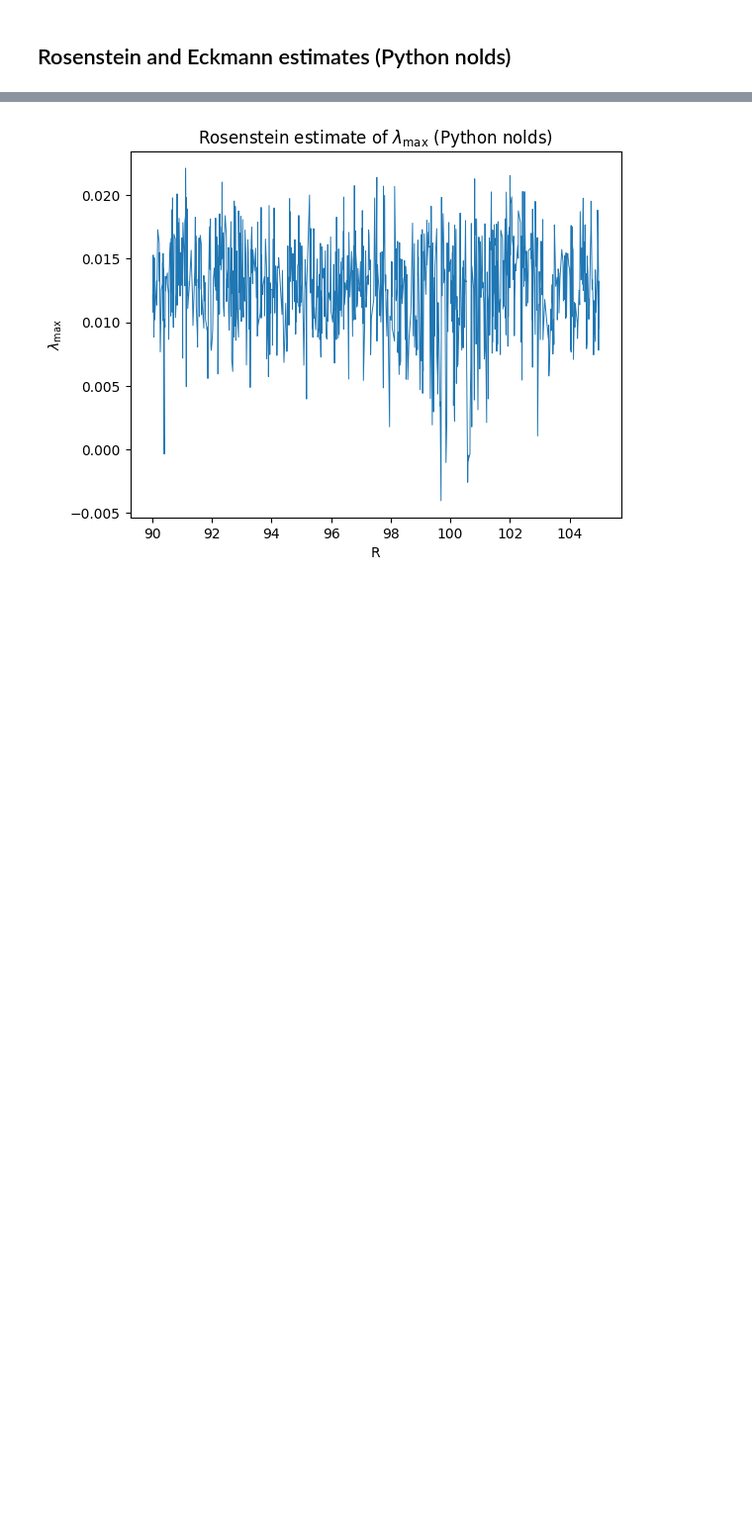
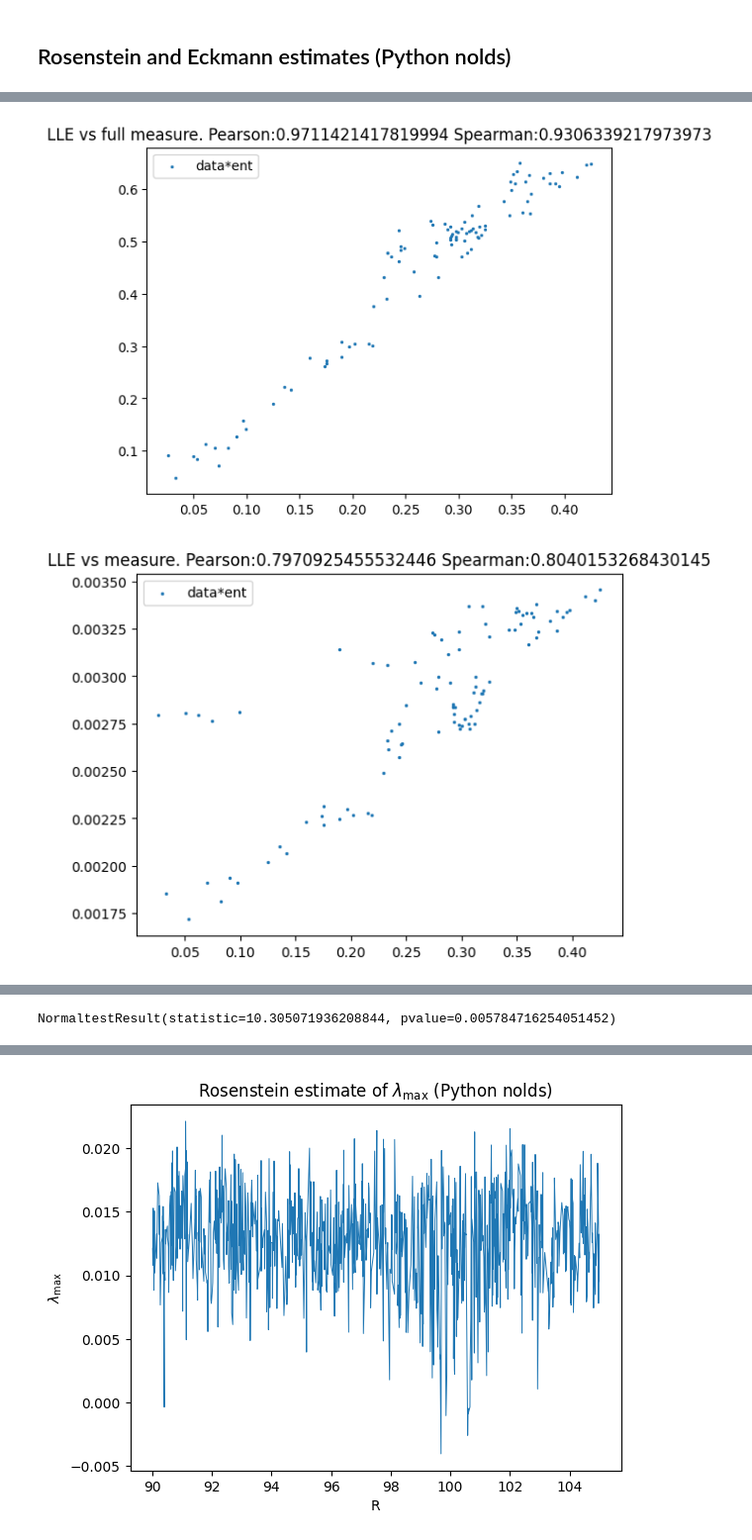
Before and after one commit to colinstephen/topological_divergences, a Jupyter notebook: chapter_figures.ipynb, the cells around one changed output, grey strips where cells are left out. Shown at 99% size. Drawn from its saved outputs; the diff is of its cells as text; code cells hidden in the pictures; blank space fills up the shorter version.

Commit message:
factor in ts value predictability and tree edge counts

```diff
--- a/chapter_figures.ipynb
+++ b/chapter_figures.ipynb
@@ -380,0 +405,4 @@ KeyboardInterrupt:
+# %%
+data = np.array(results)
+# %%
+data = data[data[:,0].argsort()]
@@ -380,0 +437,6 @@ KeyboardInterrupt:
+# %%
+henon_freqs = np.array([stats.relfreq(ts, numbins=50).frequency for ts in henon_trajectories[::5]])
+henon_entropies = np.array([stats.entropy(freqs) for freqs in henon_freqs])
+# %%
+ts_ranges = np.array([(np.max(ts)-np.min(ts)) for ts in henon_trajectories[::5]])
+tree_lengths = np.array([tsmt.sublevel_tree_nx.number_of_edges() for tsmt in henon_tsmts[::5]])
@@ -380,0 +467,60 @@ KeyboardInterrupt:
+# %%
+idx = henon_lces.flatten()[::5] > 0
+henon_lces = henon_lces.flatten()
+
+pearsonr = stats.pearsonr(henon_lces[::5][idx], 4**henon_entropies[idx]*4**data[:,1][idx]/tree_lengths[idx])
+spearmanr = stats.spearmanr(henon_lces[::5][idx], 4**henon_entropies[idx]*4**data[:,1][idx]/tree_lengths[idx])
+# print(idx)
+# plt.scatter(henon_lces[::5][idx], 4**data[:,1][idx], s=2, label="data")
+plt.scatter(henon_lces[::5][idx], 4**henon_entropies[idx]*4**data[:,1][idx]/tree_lengths[idx], s=2, label="data*ent")
+# plt.scatter(henon_lces[::5][idx], 4**henon_entropies[idx], s=2, label="ent")
+plt.legend()
+plt.title(f"LLE vs full measure. Pearson:{pearsonr[0]} Spearman:{spearmanr[0]}")
+plt.show()
+
+pearsonr4 = stats.pearsonr(henon_lces[::5][idx], 4**data[:,1][idx]/tree_lengths[idx])
+spearmanr4 = stats.spearmanr(henon_lces[::5][idx], 4**data[:,1][idx]/tree_lengths[idx])
+# print(idx)
+# plt.scatter(henon_lces[::5][idx], 4**data[:,1][idx], s=2, label="data")
+plt.scatter(henon_lces[::5][idx], 4**data[:,1][idx]/tree_lengths[idx], s=2, label="data*ent")
+# plt.scatter(henon_lces[::5][idx], 4**henon_entropies[idx], s=2, label="ent")
+plt.legend()
+plt.title(f"LLE vs measure. Pearson:{pearsonr4[0]} Spearman:{spearmanr4[0]}")
+plt.show()
+
+pearsonr2 = stats.pearsonr(4**henon_entropies[idx], 4**data[:,1][idx]/tree_lengths[idx])
+spearmanr2 = stats.spearmanr(4**henon_entropies[idx], 4**data[:,1][idx]/tree_lengths[idx])
+# print(idx)
+# plt.scatter(henon_lces[::5][idx], 4**data[:,1][idx], s=2, label="data")
+plt.scatter(4**henon_entropies[idx], 4**data[:,1][idx]/tree_lengths[idx], s=2, label="data*ent")
+# plt.scatter(henon_lces[::5][idx], 4**henon_entropies[idx], s=2, label="ent")
+plt.legend()
+plt.title(f"Entropy vs measure. Pearson:{pearsonr2[0]} Spearman:{spearmanr2[0]}")
+plt.show()
+
+pearsonr3 = stats.pearsonr(henon_lces[::5][idx], 4**henon_entropies[idx])
+spearmanr3 = stats.spearmanr(henon_lces[::5][idx], 4**henon_entropies[idx])
+# print(idx)
+# plt.scatter(henon_lces[::5][idx], 4**data[:,1][idx], s=2, label="data")
+plt.scatter(henon_lces[::5][idx], 4**henon_entropies[idx], s=2, label="data*ent")
+# plt.scatter(henon_lces[::5][idx], 4**henon_entropies[idx], s=2, label="ent")
+plt.legend()
+plt.title(f"LLE vs entropy. Pearson:{pearsonr3[0]} Spearman:{spearmanr3[0]}")
+plt.show()
+
+
+plt.plot(data[idx,0], data[idx,1]**2, lw=0.7, label="data")
+plt.plot(data[idx,0], henon_entropies[idx], lw=0.7, label="ent")
+plt.plot(data[idx,0], data[idx,1]**2*henon_entropies[idx], lw=0.7, label="data*ent")
+plt.plot(data[idx,0], henon_entropies[idx]**data[idx,1], lw=0.7, label="ent-data")
+plt.legend()
+plt.show()
+
+plt.plot(data[:,0], 4**data[:,1]*4**henon_entropies[:]/tree_lengths[:], lw=0.7, label="full measure")
+plt.plot(data[:,0], henon_entropies[:]/7, lw=0.7, label="ent")
+plt.title("Most highly correlated measure")
+plt.legend()
+plt.show()
+# %% [output]
+[figure, added]
+[figure, added]
@@ -381,3 +531,10 @@ KeyboardInterrupt:
+# %%
+# normality test for the independent variable
+
+normal = stats.normaltest(henon_lces[::5][idx])
+normal
+# %% [output]
+NormaltestResult(statistic=10.305071936208844, pvalue=0.005784716254051452)
 # %%
 len(results)
 # %% [output]
```
Also changed, not shown: parts of 12 cells of this notebook, 1 other file.
